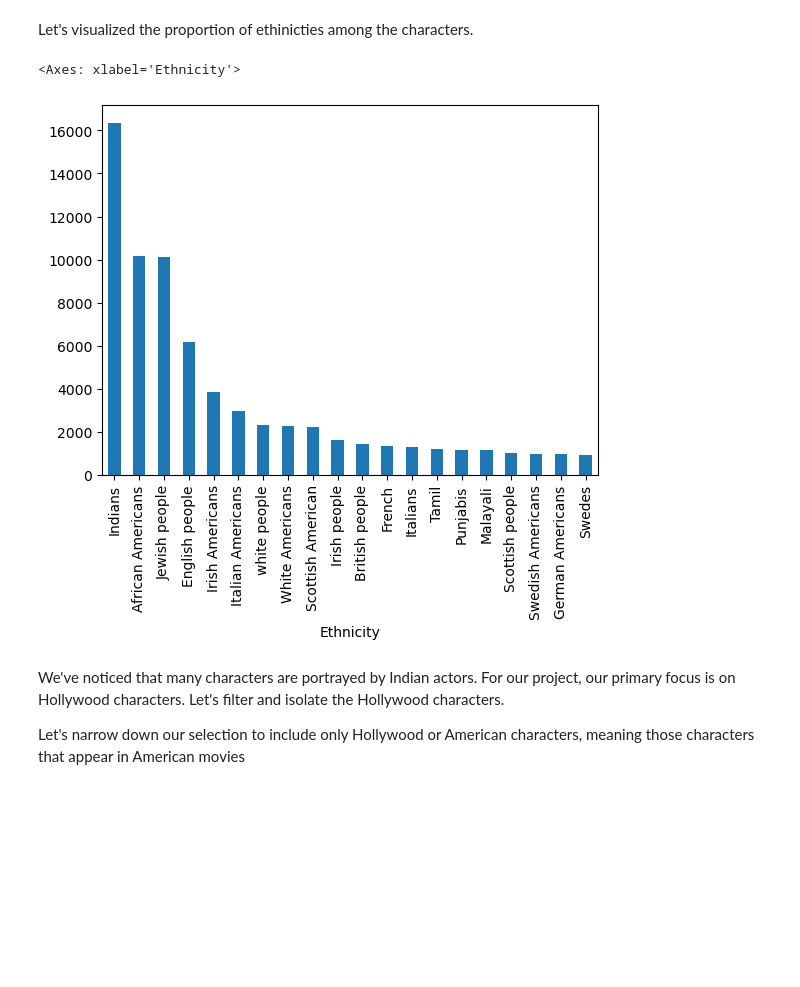
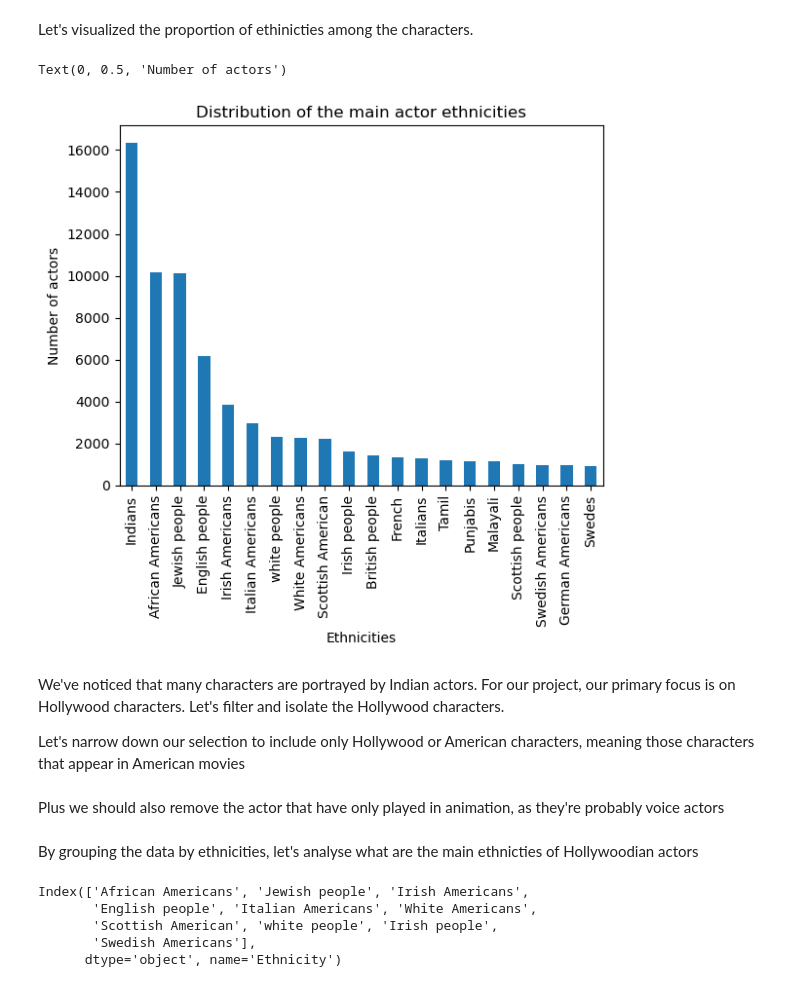
Before and after one commit to epfl-ada/ada-2023-project-draco, a Jupyter notebook: Milstone_project2.ipynb, the cells around one changed output. Cells and saved outputs as stored; diff of their text form; code cells hidden in the pictures; blank space fills up the shorter version.

```diff
--- a/Milstone_project2.ipynb
+++ b/Milstone_project2.ipynb
@@ -97,14 +110,19 @@ Let's visualized the proportion of ethinicties among the characters.
 # %%
 grouped_ethinity = characters.groupby(['Ethnicity']).count()
 #grouped_ethinity = grouped_ethinity.div(grouped_ethinity.sum(axis=1), axis=0)
 main_ethnicities = grouped_ethinity['Freebase actor ID'].sort_values(ascending=False)[0:20]
 main_ethnicities.plot(kind='bar')
+plt.title("Distribution of the main actor ethnicities")
+plt.xlabel("Ethnicities")
+plt.ylabel("Number of actors")
 # %% [output]
-<Axes: xlabel='Ethnicity'>
+Text(0, 0.5, 'Number of actors')
-[figure, old version]
+[figure, new version]
 # %% [markdown]
 We've noticed that many characters are portrayed by Indian actors. For our project, our primary focus is on Hollywood characters. Let's filter and isolate the Hollywood characters.
 
 Let's narrow down our selection to include only Hollywood or American characters, meaning those characters that appear in American movies
 # %%
 characters_holywood = characters_movies[characters_movies["Movie countries"].apply(lambda x: 'United States of America' in x)]
+# %% [markdown]
+Plus we should also remove the actor that have only played in animation, as they're probably voice actors
@@ -110,0 +131,14 @@ characters_holywood = characters_movies[characters_movies["Movie countries"].app
+# %% [markdown]
+By grouping the data by ethnicities, let's analyse what are the main ethnicties of Hollywoodian actors
+# %%
+H_grouped_ethnicity = characters_holywood.groupby(['Ethnicity']).count()
+#Let's take the 10 main actor ethinicities
+main_ethinicities = H_grouped_ethnicity['Freebase actor ID'].sort_values(ascending=False)[0:10].index
+main_characters_holywood = characters_holywood[characters_holywood['Ethnicity'].isin(main_ethinicities)]
+main_ethinicities
+# %% [output]
+Index(['African Americans', 'Jewish people', 'Irish Americans',
+       'English people', 'Italian Americans', 'White Americans',
+       'Scottish American', 'white people', 'Irish people',
+       'Swedish Americans'],
+      dtype='object', name='Ethnicity')
```
Also changed, not shown: parts of 12 cells of this notebook, 1 other file.
